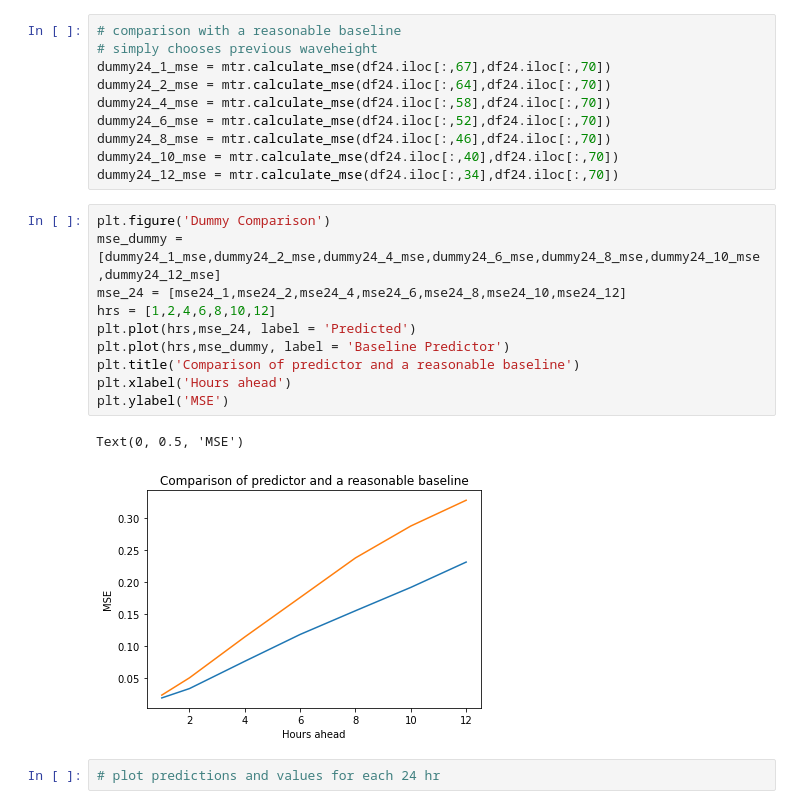
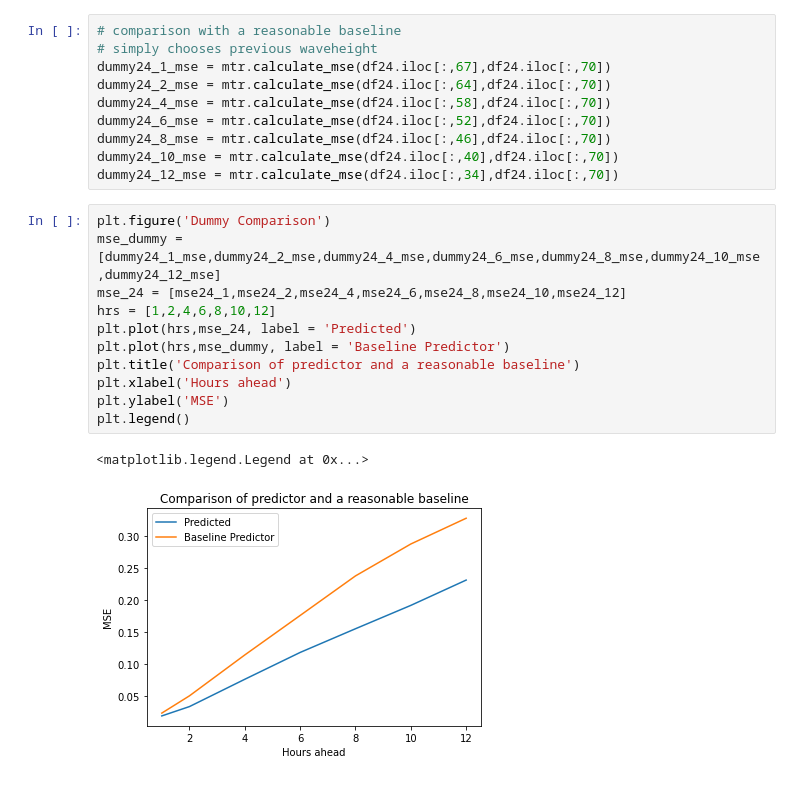
Before and after one commit to daltHub/machine_learning_project, a Jupyter notebook: time_series_regression.ipynb, the cells around one changed output. Cells and saved outputs as stored; diff of their text form.

```diff
--- a/time_series_regression.ipynb
+++ b/time_series_regression.ipynb
@@ -491,15 +491,14 @@ dummy24_12_mse = mtr.calculate_mse(df24.iloc[:,34],df24.iloc[:,70])
 # %%
 plt.figure('Dummy Comparison')
 mse_dummy = [dummy24_1_mse,dummy24_2_mse,dummy24_4_mse,dummy24_6_mse,dummy24_8_mse,dummy24_10_mse,dummy24_12_mse]
 mse_24 = [mse24_1,mse24_2,mse24_4,mse24_6,mse24_8,mse24_10,mse24_12]
 hrs = [1,2,4,6,8,10,12]
 plt.plot(hrs,mse_24, label = 'Predicted')
 plt.plot(hrs,mse_dummy, label = 'Baseline Predictor')
 plt.title('Comparison of predictor and a reasonable baseline')
 plt.xlabel('Hours ahead')
 plt.ylabel('MSE')
+plt.legend()
 # %% [output]
-Text(0, 0.5, 'MSE')
+<matplotlib.legend.Legend at 0x...>
-[figure, old version]
+[figure, new version]
-# %%
-# plot predictions and values for each 24 hr
```
Also changed, not shown: parts of 5 cells of this notebook.
